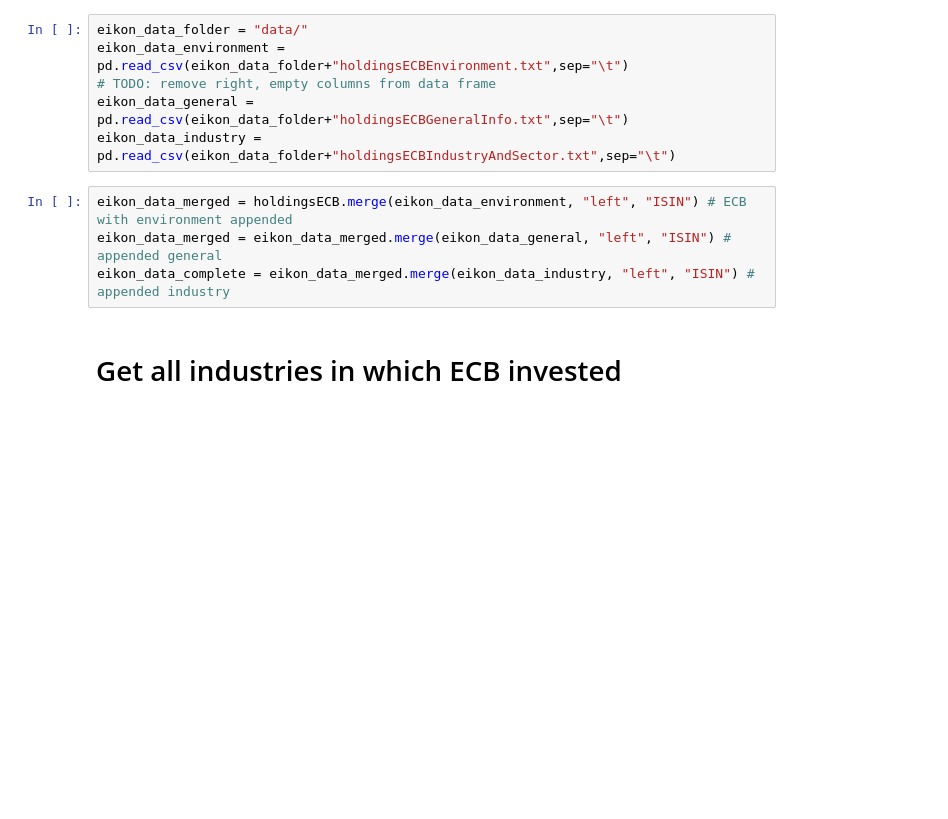
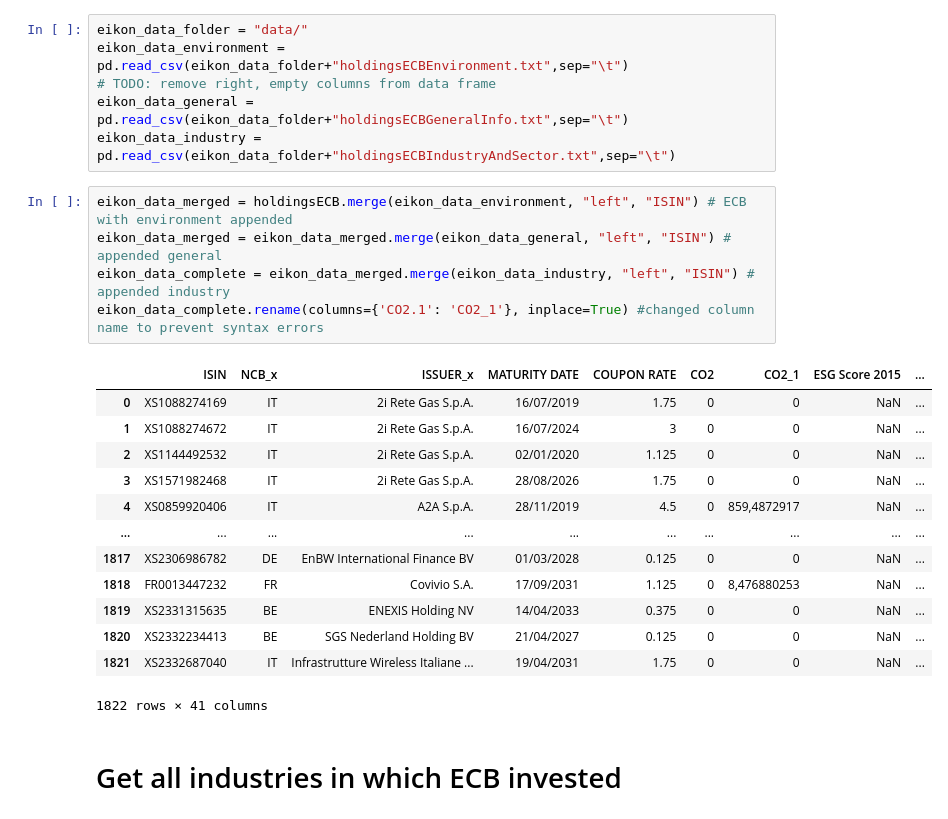
Before and after one commit to AukeVanSighem/ECB-Bond-Purchases, a Jupyter notebook: DataAnalysis.ipynb, the cells around one changed output. Saved outputs shown, nothing was run; the diff lists cells and outputs as text; blank space fills up the shorter version.

```diff
--- a/DataAnalysis.ipynb
+++ b/DataAnalysis.ipynb
@@ -191,7 +252,22 @@ eikon_data_industry = pd.read_csv(eikon_data_folder+"holdingsECBIndustryAndSecto
 # %%
 eikon_data_merged = holdingsECB.merge(eikon_data_environment, "left", "ISIN") # ECB with environment appended
 eikon_data_merged = eikon_data_merged.merge(eikon_data_general, "left", "ISIN") # appended general
 eikon_data_complete = eikon_data_merged.merge(eikon_data_industry, "left", "ISIN") # appended industry
+eikon_data_complete.rename(columns={'CO2.1': 'CO2_1'}, inplace=True) #changed column name to prevent syntax errors
+# %% [output]
+|  | ISIN | NCB_x | ISSUER_x | MATURITY DATE | COUPON RATE | CO2 | CO2_1 | ESG Score 2015 | ... |
+| 0 | XS1088274169 | IT | 2i Rete Gas S.p.A. | 16/07/2019 | 1.75 | 0 | 0 | NaN | ... |
+| 1 | XS1088274672 | IT | 2i Rete Gas S.p.A. | 16/07/2024 | 3 | 0 | 0 | NaN | ... |
+| 2 | XS1144492532 | IT | 2i Rete Gas S.p.A. | 02/01/2020 | 1.125 | 0 | 0 | NaN | ... |
+| 3 | XS1571982468 | IT | 2i Rete Gas S.p.A. | 28/08/2026 | 1.75 | 0 | 0 | NaN | ... |
+| 4 | XS0859920406 | IT | A2A S.p.A. | 28/11/2019 | 4.5 | 0 | 859,4872917 | NaN | ... |
+| ... | ... | ... | ... | ... | ... | ... | ... | ... | ... |
+| 1817 | XS2306986782 | DE | EnBW International Finance BV | 01/03/2028 | 0.125 | 0 | 0 | NaN | ... |
+| 1818 | FR0013447232 | FR | Covivio S.A. | 17/09/2031 | 1.125 | 0 | 8,476880253 | NaN | ... |
+| 1819 | XS2331315635 | BE | ENEXIS Holding NV | 14/04/2033 | 0.375 | 0 | 0 | NaN | ... |
+| 1820 | XS2332234413 | BE | SGS Nederland Holding BV | 21/04/2027 | 0.125 | 0 | 0 | NaN | ... |
+| 1821 | XS2332687040 | IT | Infrastrutture Wireless Italiane ... | 19/04/2031 | 1.75 | 0 | 0 | NaN | ... |
+1822 rows × 41 columns
 # %% [markdown]
 # Get all industries in which ECB invested
 # %% [markdown]
```
Also changed, not shown: parts of 9 cells of this notebook.
